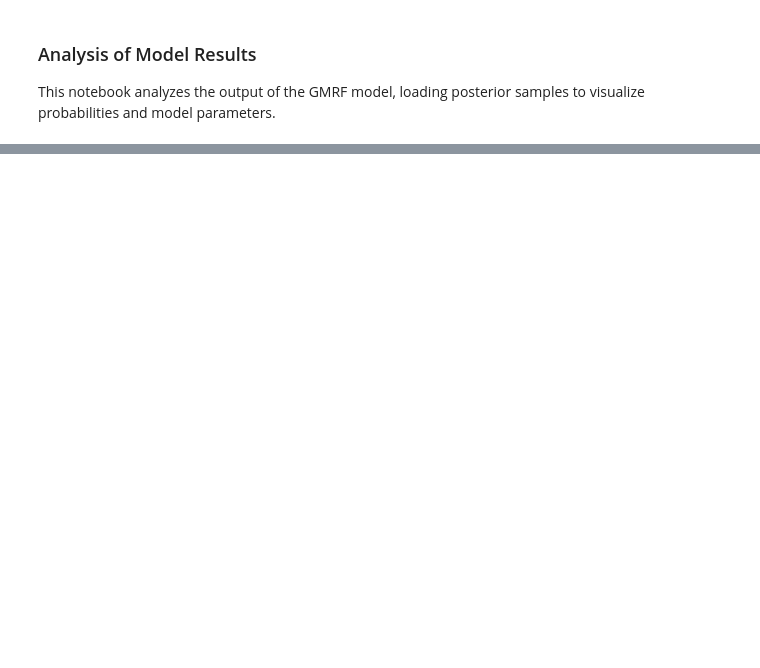
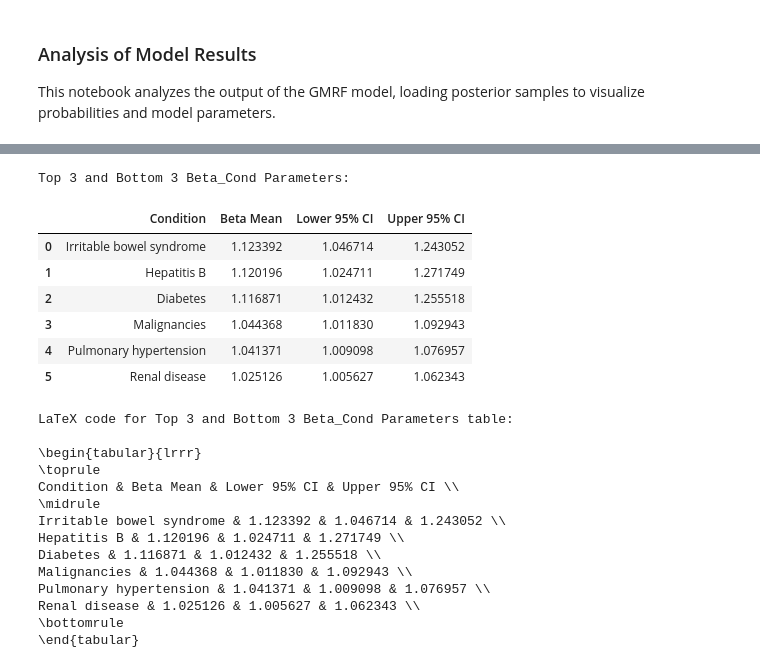
Before and after one commit to BernardoFL/PharmacyAlloc, a Jupyter notebook: model_analysis.ipynb, the cells around one changed output, grey strips where cells are left out. Drawn from its saved outputs; the diff is of its cells as text; code cells hidden in the pictures; blank space fills up the shorter version.

```diff
--- a/model_analysis.ipynb
+++ b/model_analysis.ipynb
@@ -321,3 +405,56 @@ Summary of Beta_Cond Parameters:
 Number of conditions: 42
 Mean of all beta means: 0.0745
 Number of betas with 95% CI excluding zero: 42
+# %%
+import pandas as pd
+
+# Prepare a DataFrame with condition names and beta means
+beta_df = pd.DataFrame({
+    'Condition': condition_names,
+    'Beta Mean': np.asarray(beta_means),
+    'Lower 95% CI': np.asarray(beta_lower),
+    'Upper 95% CI': np.asarray(beta_upper)
+})
+
+# Sort by Beta Mean
+beta_sorted = beta_df.sort_values('Beta Mean', ascending=False)
+
+# Get top 3 and bottom 3
+top3 = beta_sorted.head(3)
+bottom3 = beta_sorted.tail(3)
+
+# Concatenate for display
+top_bottom = pd.concat([top3, bottom3])
+
+# Reset index for display
+top_bottom = top_bottom.reset_index(drop=True)
+
+print("Top 3 and Bottom 3 Beta_Cond Parameters:")
+display(top_bottom)
+# Output the top_bottom DataFrame as LaTeX code
+latex_code = top_bottom.to_latex(index=False, float_format="%.6f")
+print("\nLaTeX code for Top 3 and Bottom 3 Beta_Cond Parameters table:\n")
+print(latex_code)
+# %% [output]
+Top 3 and Bottom 3 Beta_Cond Parameters:
+|  | Condition | Beta Mean | Lower 95% CI | Upper 95% CI |
+| 0 | Irritable bowel syndrome | 1.123392 | 1.046714 | 1.243052 |
+| 1 | Hepatitis B | 1.120196 | 1.024711 | 1.271749 |
+| 2 | Diabetes | 1.116871 | 1.012432 | 1.255518 |
+| 3 | Malignancies | 1.044368 | 1.011830 | 1.092943 |
+| 4 | Pulmonary hypertension | 1.041371 | 1.009098 | 1.076957 |
+| 5 | Renal disease | 1.025126 | 1.005627 | 1.062343 |
+LaTeX code for Top 3 and Bottom 3 Beta_Cond Parameters table:
+
+\begin{tabular}{lrrr}
+\toprule
+Condition & Beta Mean & Lower 95% CI & Upper 95% CI \\
+\midrule
+Irritable bowel syndrome & 1.123392 & 1.046714 & 1.243052 \\
+Hepatitis B & 1.120196 & 1.024711 & 1.271749 \\
+Diabetes & 1.116871 & 1.012432 & 1.255518 \\
+Malignancies & 1.044368 & 1.011830 & 1.092943 \\
+Pulmonary hypertension & 1.041371 & 1.009098 & 1.076957 \\
+Renal disease & 1.025126 & 1.005627 & 1.062343 \\
+\bottomrule
+\end{tabular}
```
Also changed, not shown: parts of 6 cells of this notebook.
